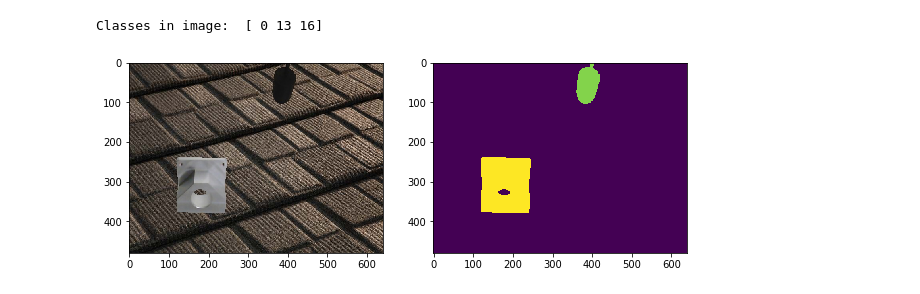
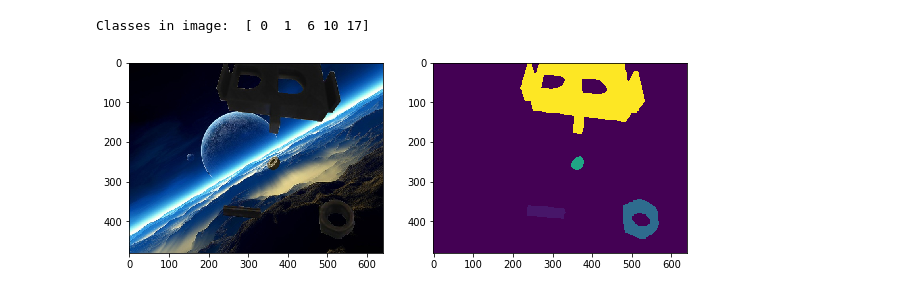
Before and after one commit to NareshGuru77/SemanticSegmentation, a Jupyter notebook: Dataset/data_augmentation/create_variants.ipynb, the cells around one changed output. Saved outputs shown, nothing was run; the diff lists cells and outputs as text; code cells hidden in the pictures.

```diff
--- a/Dataset/data_augmentation/create_variants.ipynb
+++ b/Dataset/data_augmentation/create_variants.ipynb
@@ -80,25 +83,29 @@ def plot_sample(files, img_number=0):
     figure.add_subplot(122)
     plt.imshow(label)
     plt.show()
-    return img_name
 # %%
 label_def = {'background': 0, 'f20_20_B': 1, 's40_40_B': 2, 'f20_20_G': 3, 's40_40_G': 4,
              'm20_100': 5, 'm20': 6, 'm30': 7, 'r20': 8, 'bearing_box_ax01': 9, 'bearing': 10, 'axis': 11,
              'distance_tube': 12, 'motor': 13, 'container_box_blue': 14, 'container_box_red': 15,
              'bearing_box_ax16': 16, 'em_01': 17, 'em_02': 18}
 # %%
-# if not os.path.isdir('./objects/real_augmented/training/label/'):
-#     os.makedirs('./objects/real_augmented/training/label/')
-# if not os.path.isdir('./objects/real_augmented/validation/label/'):
-#     os.makedirs('./objects/real_augmented/validation/label/')
-# if not os.path.isdir('./real_augmented/test/label/'):
-#     os.makedirs('./objects/real_augmented/test/label/')
-create_variant_labels(train_files, './objects/real_augmented/training/label/', variant_type='full')
-create_variant_labels(validation_files, './objects/real_augmented/validation/label/', variant_type='full')
-create_variant_labels(test_files, './objects/real_augmented/test/label/', variant_type='full')
+FULL_TRAIN = './objects/real_augmented/training/full/'
+FULL_VALIDATE = './objects/real_augmented/validation/full/'
+FULL_TEST = './objects/real_augmented/test/full/'
+
+if not os.path.isdir(FULL_TRAIN):
+    os.makedirs(FULL_TRAIN)
+if not os.path.isdir(FULL_VALIDATE):
+    os.makedirs(FULL_VALIDATE)
+if not os.path.isdir(FULL_TEST):
+    os.makedirs(FULL_TEST)
+create_variant_labels(train_files, FULL_TRAIN, variant_type='full')
+create_variant_labels(validation_files, FULL_VALIDATE, variant_type='full')
+create_variant_labels(test_files, FULL_TEST, variant_type='full')
 # %%
-img_name = plot_sample(train_files, img_number=20)
+full_files = get_file_paths(FULL_TRAIN)
+plot_sample(full_files, img_number=20)
 # %% [output]
-Classes in image:  [ 0 13 16]
+Classes in image:  [ 0  1  6 10 17]
-[figure, old version]
+[figure, new version]
 # %%
```
Also changed, not shown: parts of 14 cells of this notebook, 1 other file.
